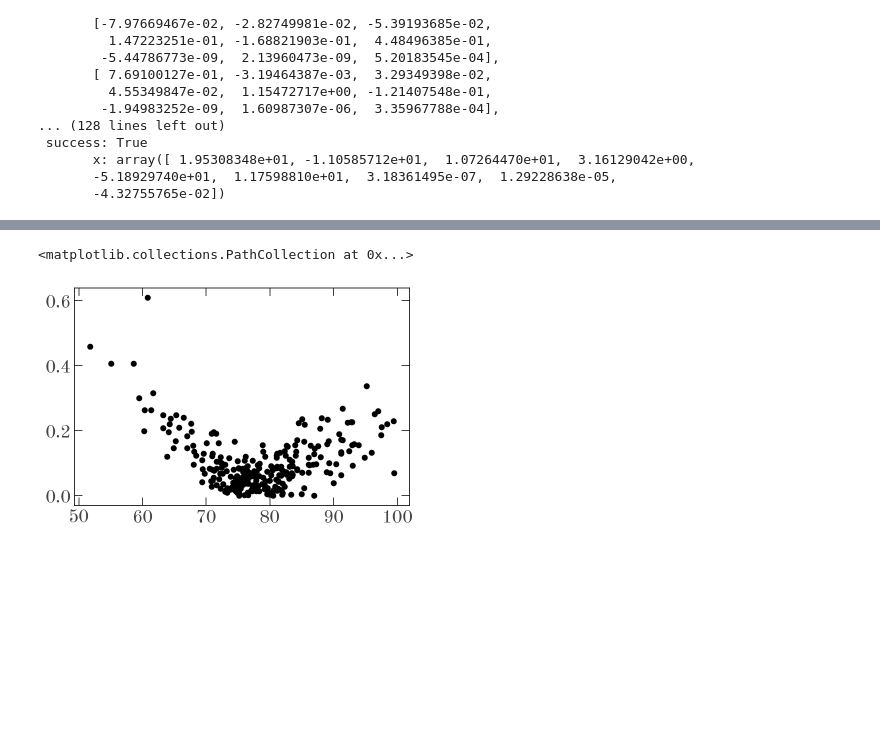
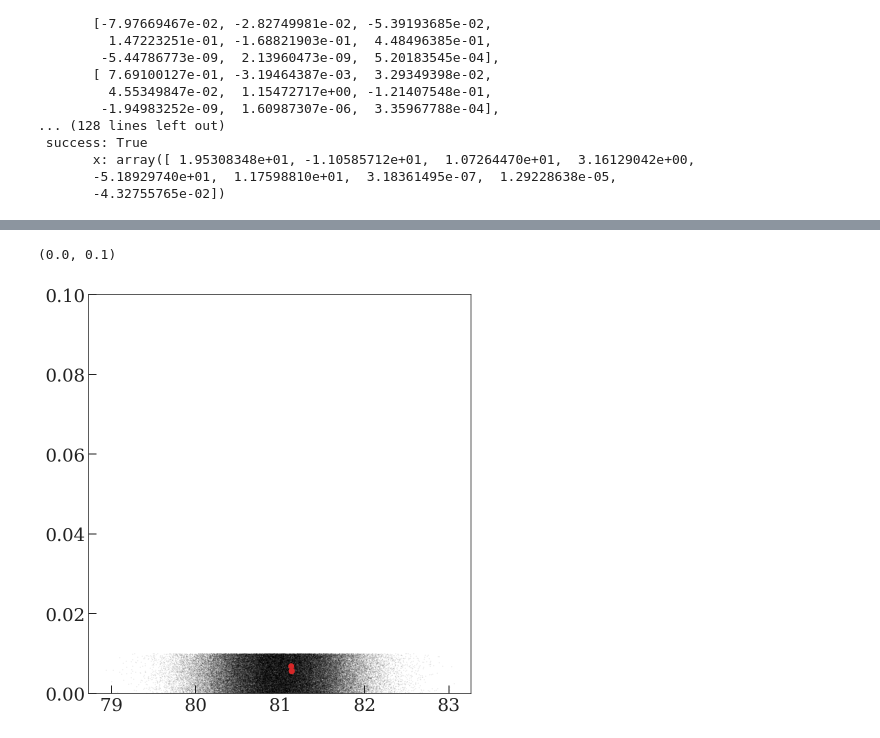
Before and after one commit to adrn/safari, a Jupyter notebook: notebooks/2M0412.ipynb, the cells around one changed output, grey strips where cells are left out. Cells and saved outputs as stored; diff of their text form; code cells hidden in the pictures; blank space fills up the shorter version.

```diff
--- a/notebooks/2M0412.ipynb
+++ b/notebooks/2M0412.ipynb
@@ -90,7 +103,11 @@ apstar_url = (
     + f"{star['TELESCOPE'][0]}/{star['FIELD'][0]}/"
     + f"apStar-dr17-{star['APOGEE_ID'][0]}.fits"
 )
-apstar_filename = download_file(apstar_url, local_path='.')
+
+local_cache_path = pathlib.Path('../data')
+local_cache_path.mkdir(exist_ok=True)
+
+apstar_filename = download_file(apstar_url, local_path=local_cache_path)
 # %%
 hdulist = fits.open(apstar_filename)
 hdulist.info()
@@ -277,14 +425,31 @@ for data in datas.values():
+# %%
+with pm.Model() as model:
+    v = xu.with_unit(pm.Normal('v0', -45, 25), u.km/u.s)
+    P = xu.with_unit(pm.Normal('P', 81, 0.5), u.day)
+    e = xu.with_unit(pm.Uniform('e', 0, 0.01), u.one)
+    pars = {}
+    pars.update(default_nonlinear_prior(pars={'P': P, 'e':e}))
+    pars.update(default_linear_prior_sb2(
+        sigma_K0_1=30*u.km/u.s,
+        P0_1=1*u.day,
+        sigma_K0_2=30*u.km/u.s,
+        P0_2=1*u.day,
+        pars={'v0': v}
+    ))
+
+with model:
+    prior = tj.JokerSB2Prior(pars)
 # %%
-with pm.Model() as model:
-    prior = tj.JokerSB2Prior.default(
-        P_min=50*u.day, P_max=100*u.day,
-        sigma_v=100*u.km/u.s,
-        sigma_K0_1=30*u.km/u.s,
-        sigma_K0_2=30*u.km/u.s)
+# with pm.Model() as model:
+#     prior = tj.JokerSB2Prior.default(
+#         P_min=80*u.day, P_max=82*u.day,
+#         sigma_v=100*u.km/u.s,
+#         sigma_K0_1=30*u.km/u.s,
+#         sigma_K0_2=30*u.km/u.s)
 # %%
 joker = tj.TheJokerSB2(prior)
 # %%
-prior_samples, _ = prior.sample(size=1_000_000)
+prior_samples, _ = prior.sample(size=10_000_000)
 # %%
 samples = joker.rejection_sample(
     datas,
@@ -294,6 +460,11 @@ samples = joker.rejection_sample(
 # %%
-plt.scatter(samples['P'], samples['e'])
+fig, ax = plt.subplots(figsize=(6, 6), constrained_layout=True)
+ax.scatter(samples['P'], samples['e'], color='tab:red')
+ax.plot(prior_samples['P'][::100], prior_samples['e'][::100],
+        ls='none', marker='o', mew=0, ms=1, alpha=0.1,
+        zorder=-1)
+ax.set_ylim(0, 0.1)
 # %% [output]
-<matplotlib.collections.PathCollection at 0x...>
+(0.0, 0.1)
-[figure, old version]
+[figure, new version]
 # %%
```
Also changed, not shown: parts of 31 cells of this notebook, 1 other file.
